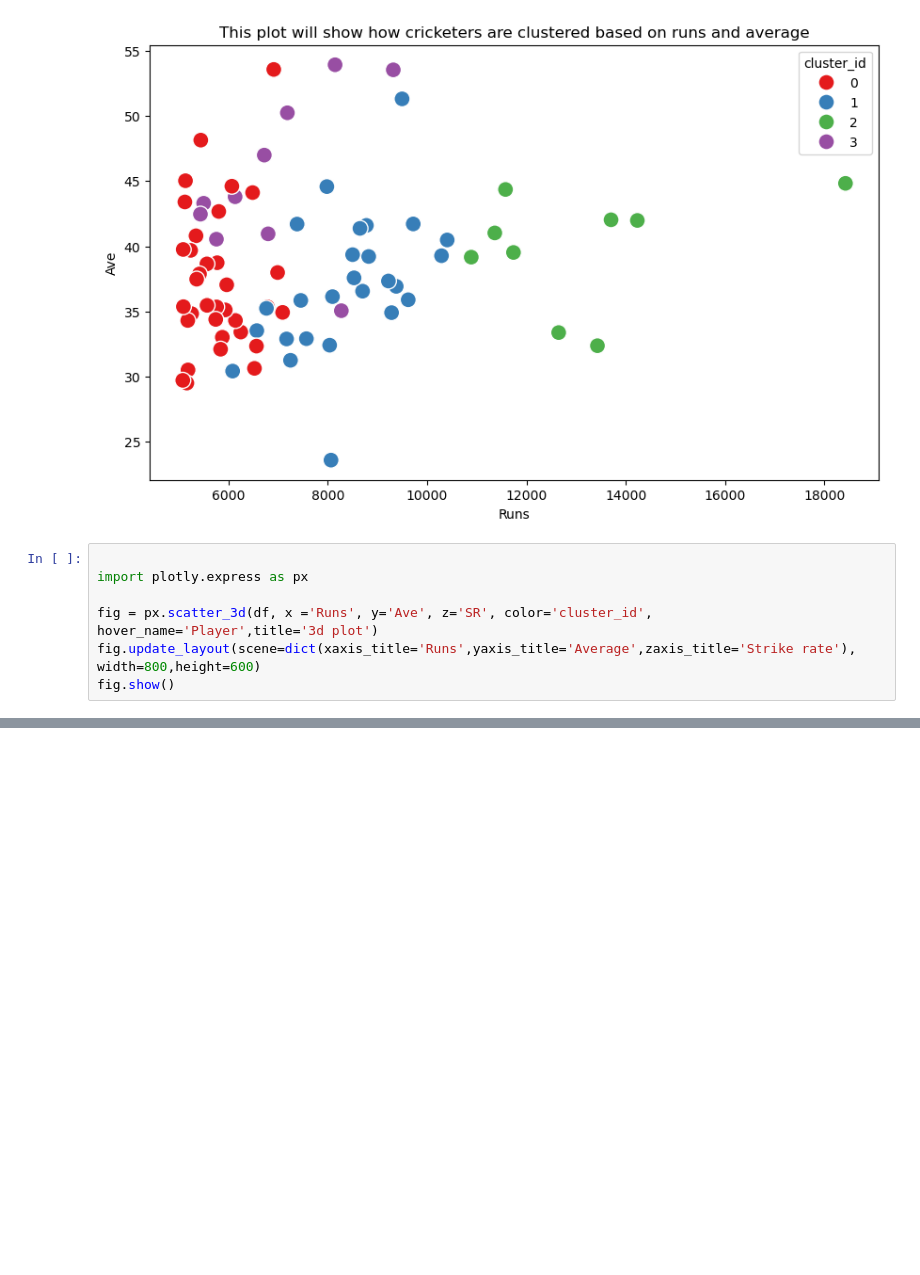
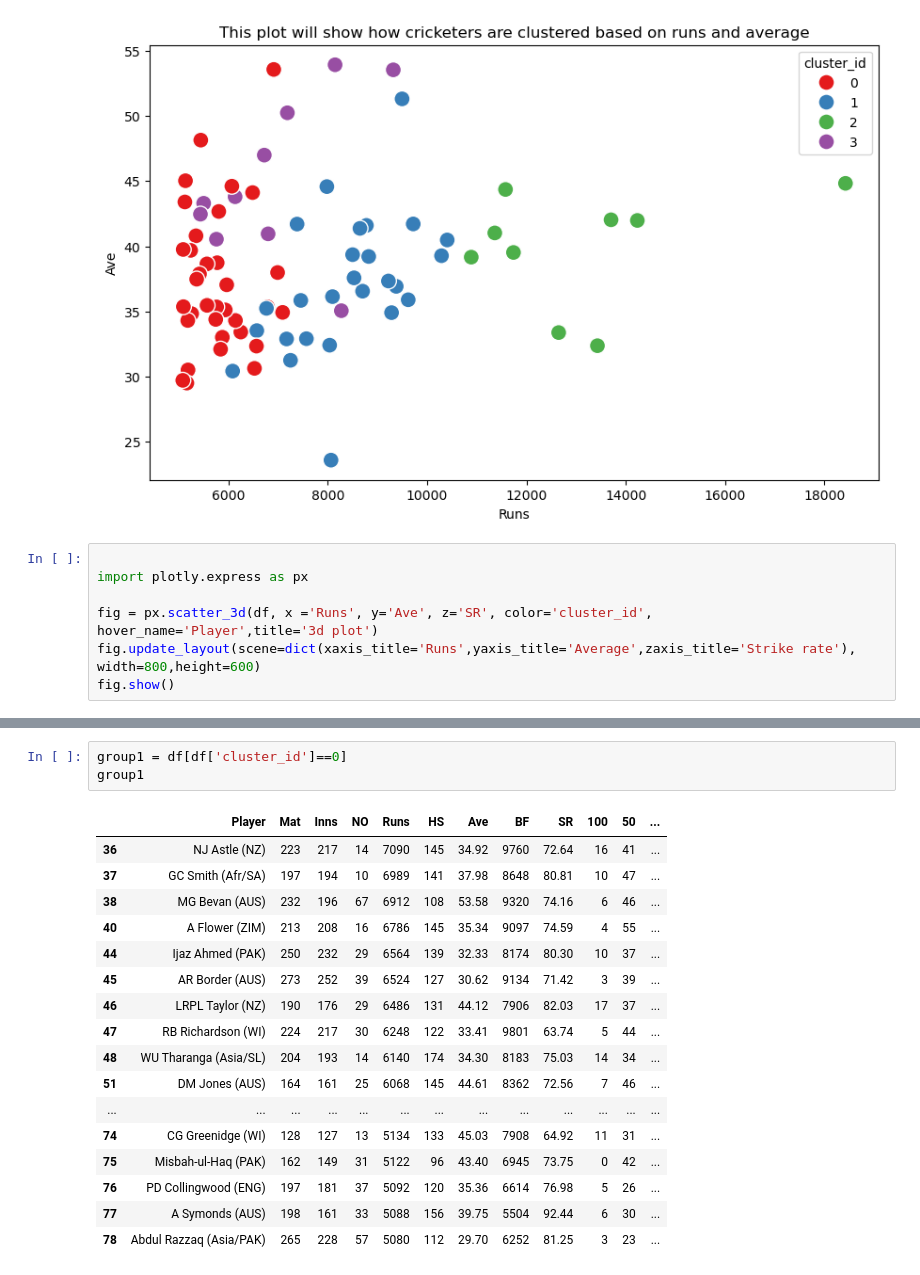
Before and after one commit to ashutoshkarspacex-cmd/Cricket_Batsman_Ranker, a Jupyter notebook: Batsmen_classifier.ipynb, the cells around one changed output, grey strips where cells are left out. Cells and saved outputs as stored; diff of their text form; blank space fills up the shorter version.

Commit message:
adding group files, cluster information

```diff
--- a/Batsmen_classifier.ipynb
+++ b/Batsmen_classifier.ipynb
@@ -264,0 +275,21 @@ fig.show()
+# %%
+group1 = df[df['cluster_id']==0]
+group1
+# %% [output]
+|  | Player | Mat | Inns | NO | Runs | HS | Ave | BF | SR | 100 | 50 | ... |
+| 36 | NJ Astle (NZ) | 223 | 217 | 14 | 7090 | 145 | 34.92 | 9760 | 72.64 | 16 | 41 | ... |
+| 37 | GC Smith (Afr/SA) | 197 | 194 | 10 | 6989 | 141 | 37.98 | 8648 | 80.81 | 10 | 47 | ... |
+| 38 | MG Bevan (AUS) | 232 | 196 | 67 | 6912 | 108 | 53.58 | 9320 | 74.16 | 6 | 46 | ... |
+| 40 | A Flower (ZIM) | 213 | 208 | 16 | 6786 | 145 | 35.34 | 9097 | 74.59 | 4 | 55 | ... |
+| 44 | Ijaz Ahmed (PAK) | 250 | 232 | 29 | 6564 | 139 | 32.33 | 8174 | 80.30 | 10 | 37 | ... |
+| 45 | AR Border (AUS) | 273 | 252 | 39 | 6524 | 127 | 30.62 | 9134 | 71.42 | 3 | 39 | ... |
+| 46 | LRPL Taylor (NZ) | 190 | 176 | 29 | 6486 | 131 | 44.12 | 7906 | 82.03 | 17 | 37 | ... |
+| 47 | RB Richardson (WI) | 224 | 217 | 30 | 6248 | 122 | 33.41 | 9801 | 63.74 | 5 | 44 | ... |
+| 48 | WU Tharanga (Asia/SL) | 204 | 193 | 14 | 6140 | 174 | 34.30 | 8183 | 75.03 | 14 | 34 | ... |
+| 51 | DM Jones (AUS) | 164 | 161 | 25 | 6068 | 145 | 44.61 | 8362 | 72.56 | 7 | 46 | ... |
+| ... | ... | ... | ... | ... | ... | ... | ... | ... | ... | ... | ... | ... |
+| 74 | CG Greenidge (WI) | 128 | 127 | 13 | 5134 | 133 | 45.03 | 7908 | 64.92 | 11 | 31 | ... |
+| 75 | Misbah-ul-Haq (PAK) | 162 | 149 | 31 | 5122 | 96 | 43.40 | 6945 | 73.75 | 0 | 42 | ... |
+| 76 | PD Collingwood (ENG) | 197 | 181 | 37 | 5092 | 120 | 35.36 | 6614 | 76.98 | 5 | 26 | ... |
+| 77 | A Symonds (AUS) | 198 | 161 | 33 | 5088 | 156 | 39.75 | 5504 | 92.44 | 6 | 30 | ... |
+| 78 | Abdul Razzaq (Asia/PAK) | 265 | 228 | 57 | 5080 | 112 | 29.70 | 6252 | 81.25 | 3 | 23 | ... |
```
Also changed, not shown: parts of 5 cells of this notebook, 6 other files.
